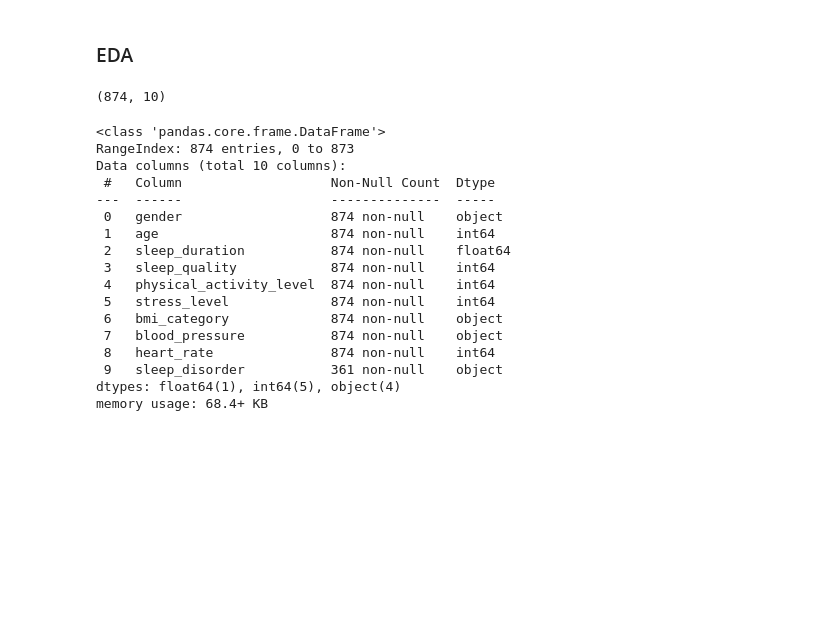
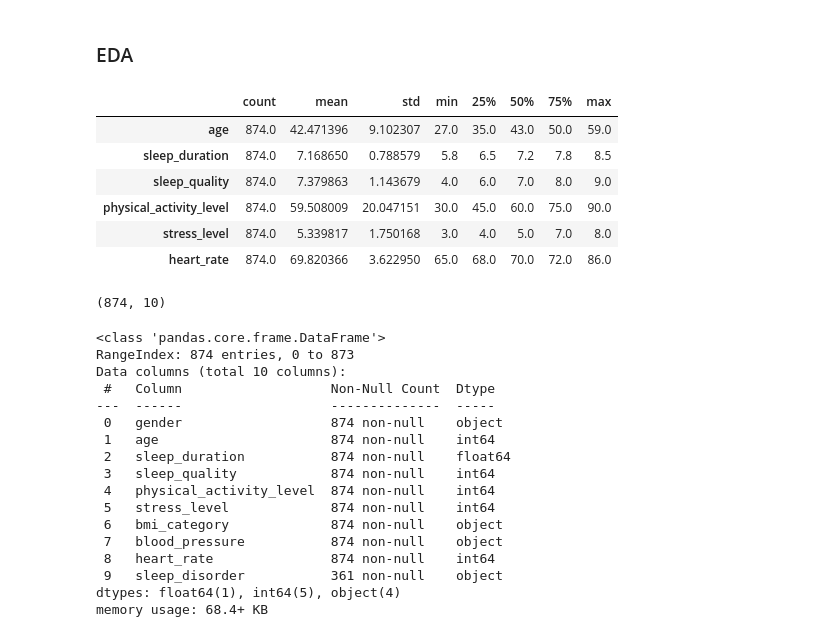
Before and after one commit to amaithi-mediwave/poc_sleep_quality_prediction, a Jupyter notebook: notebooks/edaDataPreparation.ipynb, the cells around one changed output. Cells and saved outputs as stored; diff of their text form; code cells hidden in the pictures; blank space fills up the shorter version.

```diff
--- a/notebooks/edaDataPreparation.ipynb
+++ b/notebooks/edaDataPreparation.ipynb
@@ -149,3 +151,13 @@ df.to_csv('../data/sleep_and_health_raw_data.csv', index=False)
 import pandas as pd
 # %%
 df = pd.read_csv('../data/sleep_and_health_raw_data.csv')
+# %%
+df.describe().T
+# %% [output]
+|  | count | mean | std | min | 25% | 50% | 75% | max |
+| age | 874.0 | 42.471396 | 9.102307 | 27.0 | 35.0 | 43.0 | 50.0 | 59.0 |
+| sleep_duration | 874.0 | 7.168650 | 0.788579 | 5.8 | 6.5 | 7.2 | 7.8 | 8.5 |
+| sleep_quality | 874.0 | 7.379863 | 1.143679 | 4.0 | 6.0 | 7.0 | 8.0 | 9.0 |
+| physical_activity_level | 874.0 | 59.508009 | 20.047151 | 30.0 | 45.0 | 60.0 | 75.0 | 90.0 |
+| stress_level | 874.0 | 5.339817 | 1.750168 | 3.0 | 4.0 | 5.0 | 7.0 | 8.0 |
+| heart_rate | 874.0 | 69.820366 | 3.622950 | 65.0 | 68.0 | 70.0 | 72.0 | 86.0 |
```
Also changed, not shown: parts of 3 cells of this notebook, 16 other files.
